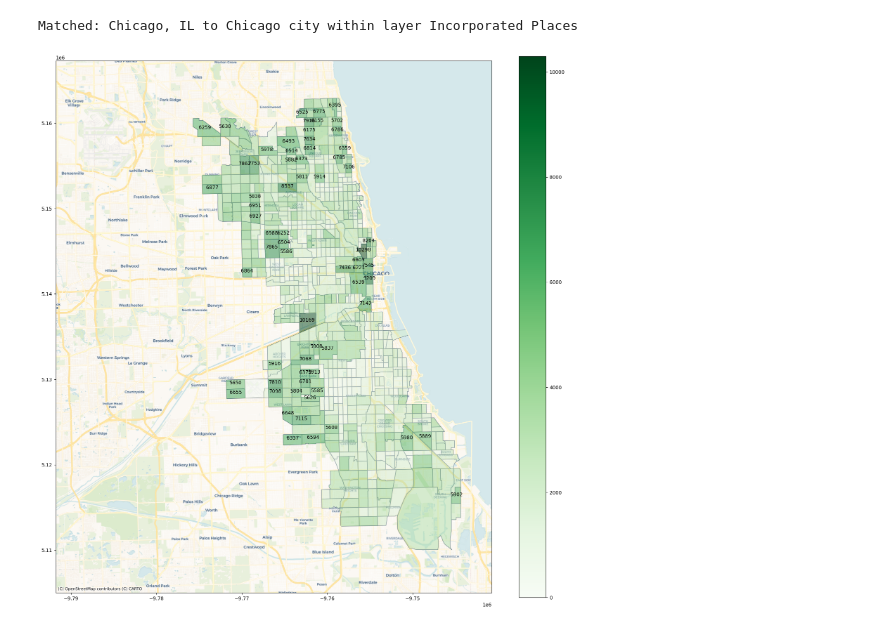
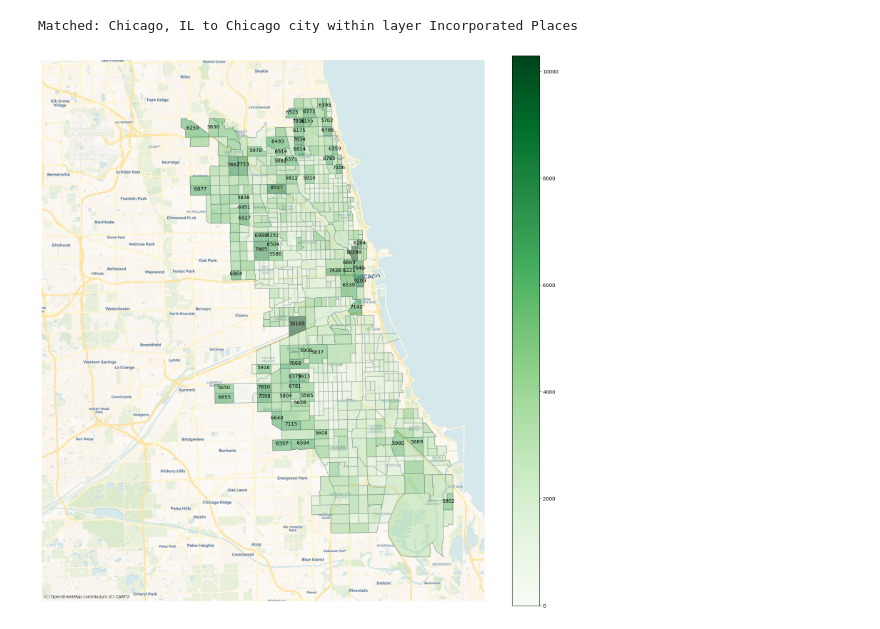
Before and after one commit to KathrynPanger/censusViz, a Jupyter notebook: populationMap.ipynb, the cells around one changed output. Cells and saved outputs as stored; diff of their text form; code cells hidden in the pictures.

```diff
--- a/populationMap.ipynb
+++ b/populationMap.ipynb
@@ -29,13 +29,14 @@ quantile = chicago["population"].quantile(q = 0.9)
 chicago['pop_if_over_quantile'] = chicago["population"].apply(lambda x: x if x>quantile else " ")
 # %%
 f, ax = plt.subplots(1,1,figsize=(20,20))
+ax.set_axis_off();
 chicago.plot(edgecolor='slategrey', color='none', ax=ax)
 chicago_bounds.plot(edgecolor='cornsilk', color='none', ax=ax, linewidth=2)
 ax.set_facecolor('k')
 # chicago.apply(lambda x: ax.annotate(text=x['population'], xy=x.geometry.centroid.coords[0], ha='center'), axis=1);
 chicago.plot('population', cmap='Greens', ax = ax, alpha=0.5, legend = True, cax = None, color = None) #add population
 chicago.apply(lambda x: ax.annotate(text=x['pop_if_over_quantile'], xy=x.geometry.centroid.coords[0], ha='center'), axis=1);#add population annotation if over quantile
 #cx.add_basemap(ax, crs=chicago.crs.to_string(), source=cx.providers.OpenStreetMap.HOT, zoom=12, alpha = 0.5)
 cx.add_basemap(ax, crs=chicago.crs.to_string(), source=cx.providers.CartoDB.Voyager, zoom=12, alpha = 1)
 # %% [output]
-[figure, old version]
+[figure, new version]
```
Also changed, not shown: parts of 3 cells of this notebook, 7 other files.
